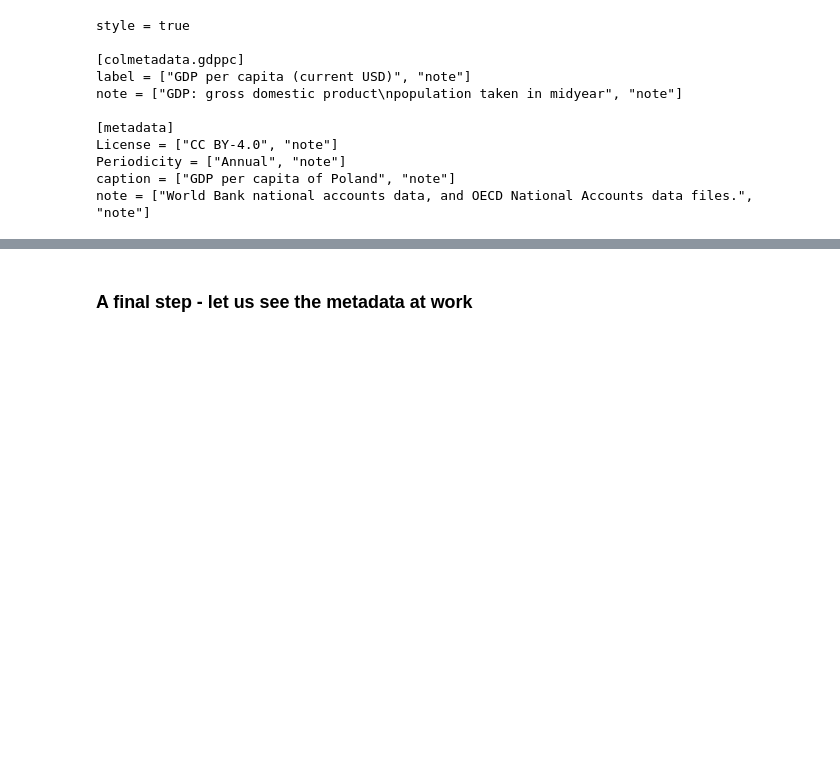
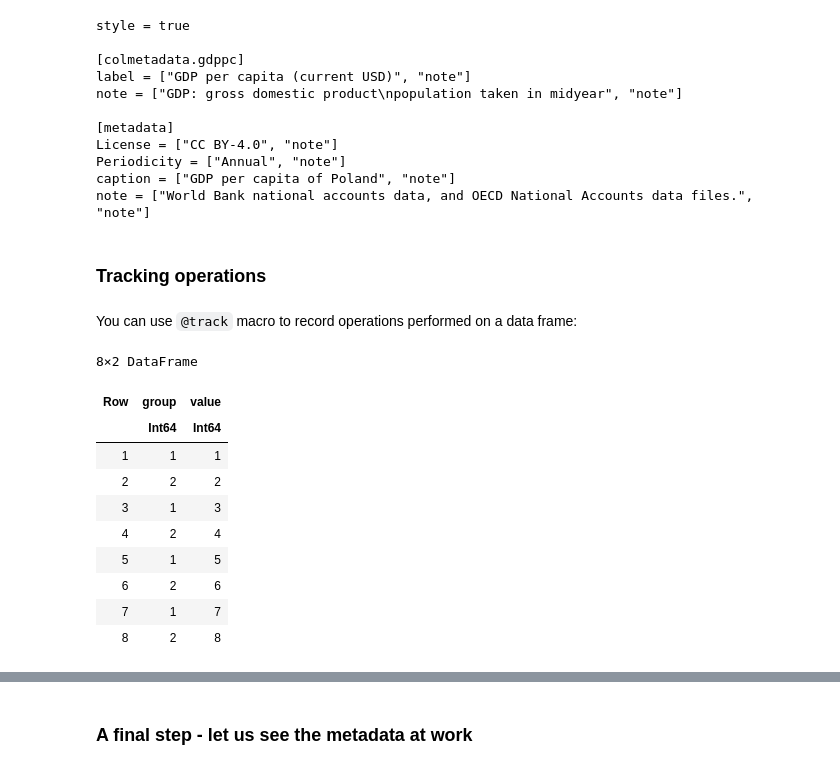
Before and after one commit to JuliaData/TableMetadataTools.jl, a Jupyter notebook: docs/demo.ipynb, the cells around one changed output, grey strips where cells are left out. Drawn from its saved outputs; the diff is of its cells as text; code cells hidden in the pictures; blank space fills up the shorter version.

```diff
--- a/docs/demo.ipynb
+++ b/docs/demo.ipynb
@@ -314,3 +314,21 @@ License = ["CC BY-4.0", "note"]
 Periodicity = ["Annual", "note"]
 caption = ["GDP per capita of Poland", "note"]
 note = ["World Bank national accounts data, and OECD National Accounts data files.", "note"]
+# %% [markdown]
+### Tracking operations
+# %% [markdown]
+You can use `@track` macro to record operations performed on a data frame:
+# %%
+df_detail = DataFrame(group=repeat(1:2, 4), value=1:8)
+# %% [output]
+8×2 DataFrame
+| Row | group | value |
+|  | Int64 | Int64 |
+| 1 | 1 | 1 |
+| 2 | 2 | 2 |
+| 3 | 1 | 3 |
+| 4 | 2 | 4 |
+| 5 | 1 | 5 |
+| 6 | 2 | 6 |
+| 7 | 1 | 7 |
+| 8 | 2 | 8 |
```
Also changed, not shown: parts of 6 cells of this notebook, 2 other files.
